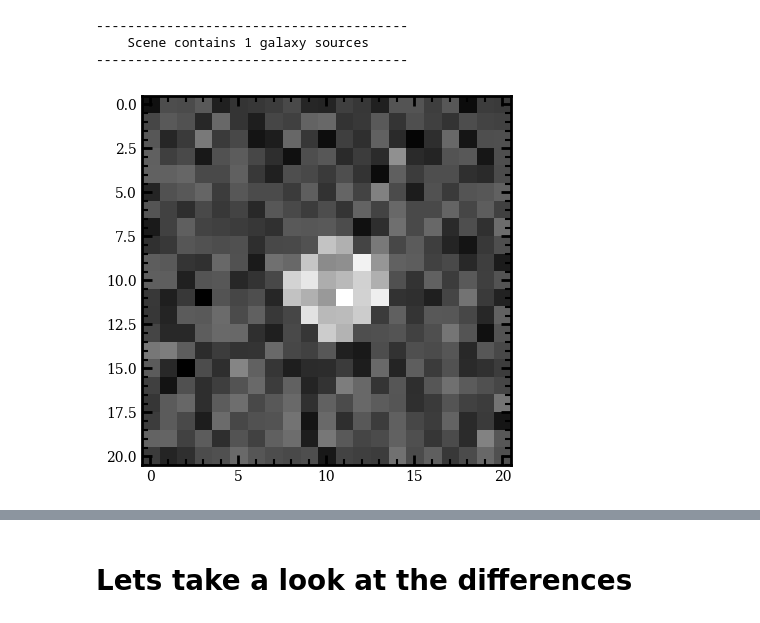
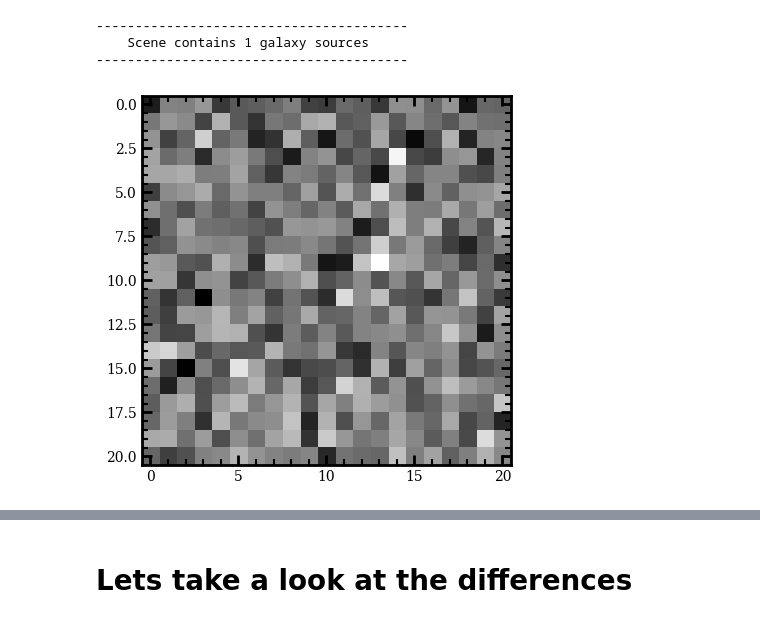
Before and after one commit to SampsonML/score_based_scarlet_tests, a Jupyter notebook: forced_artifact_comparison.ipynb, the cells around one changed output, grey strips where cells are left out. Saved outputs shown, nothing was run; the diff lists cells and outputs as text; code cells hidden in the pictures.

```diff
--- a/forced_artifact_comparison.ipynb
+++ b/forced_artifact_comparison.ipynb
@@ -86,30 +86,33 @@ print('----------------------------------------')
 # %%
 # define initial circular model for initial morphology estimate
 from skimage import draw
 
 # empty list
 morph_init = [None]*len(centers)
 scarlet1_init = [None]*len(centers)
 key = random.split(random.PRNGKey(0), 1)
 sigma = .2 # noise factor
 
 for i, bx in enumerate(box_size):
     arr = np.zeros((bx, bx))
     rr, cc = draw.disk((bx/2, bx/2), radius=bx/8, shape=arr.shape)
     arr[rr, cc] = 1
     noise = random.normal(key, (box_size[i], box_size[i]))
     raw =  arr + sigma * noise
+    raw = sigma * noise
     normed = (raw-jnp.min(raw))/(jnp.max(raw)-jnp.min(raw))
     morph_init[i] = normed
 
     # add scarlet initialisation, use i-band here for no significant reason
     scarlet1_init[i] = np.array([np.array(data['scar_i'])[i] ])[0]
 
 plt.imshow(morph_init[0], cmap='gray')
 
+# load the scarlet 1 initialisations
 scarlet1_spec = np.load('scarlet1_spectrum.npy')
+scarlet1_morph = np.load('scarlet1_morph.npy')
 # %% [output]
-[figure, old version]
+[figure, new version]
 # %%
 # Load up the Scene with constraints and prior selected
 keys = random.split(random.PRNGKey(0), 2)
```
Also changed, not shown: parts of 4 cells of this notebook.
